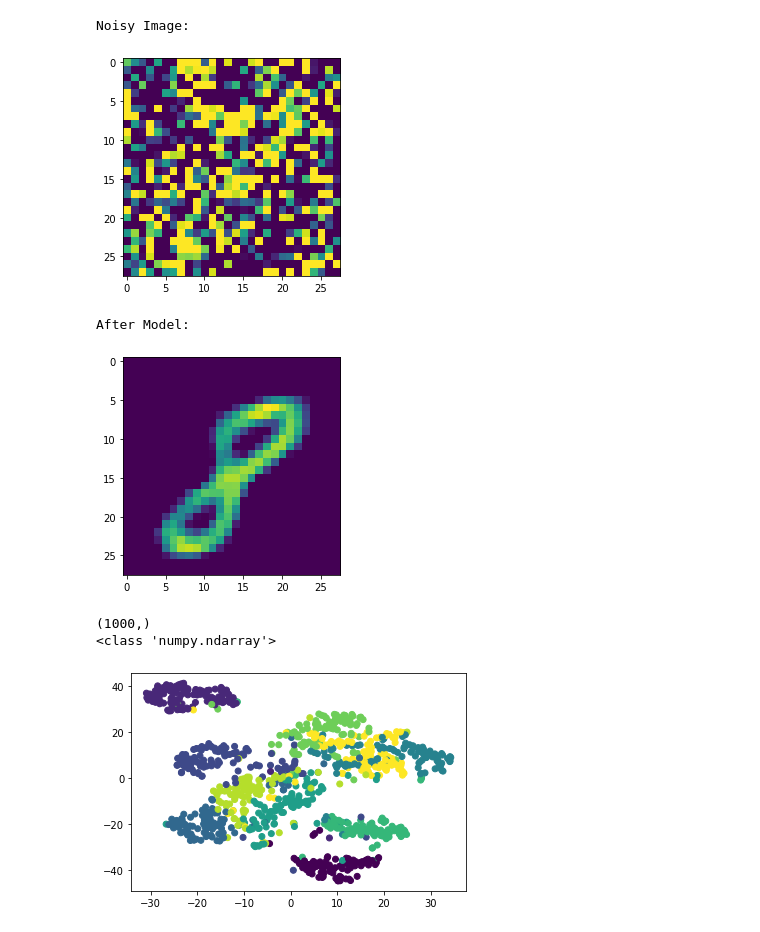
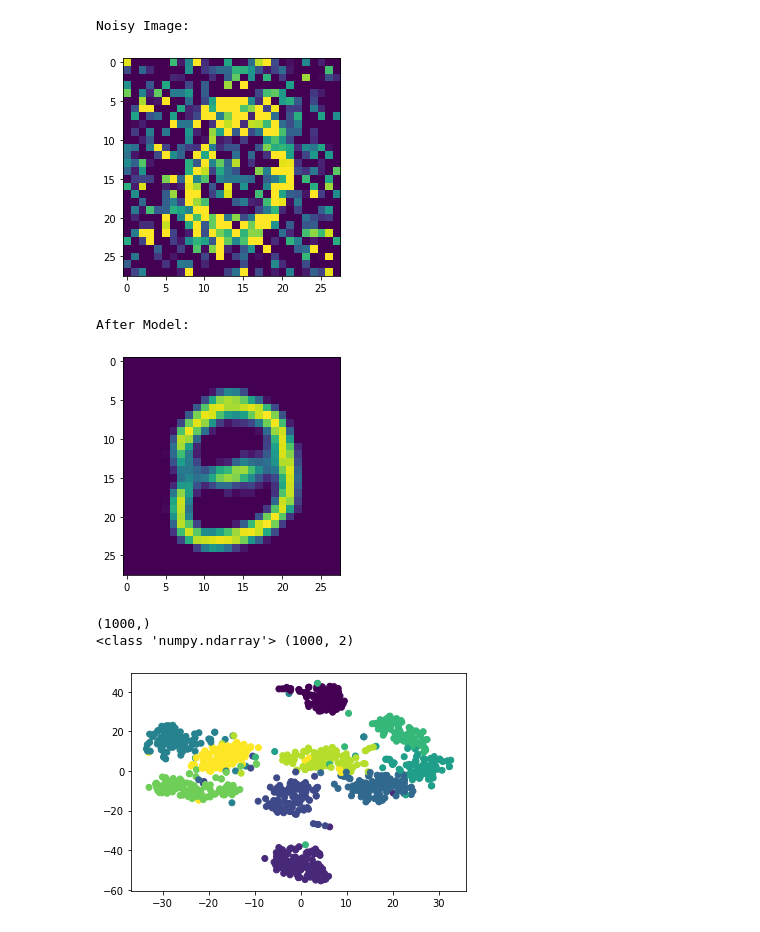
Before and after one commit to juelha/IANNWTF, a Jupyter notebook: hw08_Sabine.ipynb, the cells around one changed output. Cells and saved outputs as stored; diff of their text form; code cells hidden in the pictures.

```diff
--- a/hw08_Sabine.ipynb
+++ b/hw08_Sabine.ipynb
@@ -17,19 +17,22 @@ assert x_test.shape == (10000, 28, 28)
 assert y_train.shape == (60000,)
 assert y_test.shape == (10000,)
 
+# a seperate tensor used for later modelling
 for_TSNE = tf.data.Dataset.from_tensor_slices((x_test, y_test))
 
+# the tensors we will use for the main model
 x_train = tf.data.Dataset.from_tensor_slices(x_train)
 x_test = tf.data.Dataset.from_tensor_slices(x_test)
 
 def add_noise(images):
-  return tf.add(images, tf.random.normal((28,28,1), mean=0, stddev=1))
+  return tf.add(images, tf.random.normal((28,28,1), mean=0, stddev=0.5))
 
 def preprocessing(tensor):
   tensor = tensor.map(lambda tensor: (tf.cast(tensor, tf.float32) / 255.)) # normalise
-  tensor = tensor.map(lambda tensor: (tf.expand_dims(tensor, -1))) # make 3D in case
+  tensor = tensor.map(lambda tensor: (tf.expand_dims(tensor, -1))) # make 3D tensor in case we add more filters
   tensor = tensor.map(lambda tensor: (add_noise(tensor), tensor)) # add noise with random 28,28 matrix
-  tensor = tensor.map(lambda images, target: (tf.clip_by_value(images, clip_value_min=0, clip_value_max=1), target)) # keep values normalised by clipping
+  tensor = tensor.map(lambda images, target: (tf.clip_by_value(images, clip_value_min=0, clip_value_max=1), target)) # keep values normalised by clipping even after having added noise
+  # the normal cache, shuffle, batch, prefetch
   tensor = tensor.cache()
   tensor = tensor.shuffle(1000)
   tensor = tensor.batch(32)
@@ -39,8 +42,7 @@ def preprocessing(tensor):
 train_dataset = x_train.apply(preprocessing)
 test_dataset = x_test.apply(preprocessing)
 
-# for TSNE
-
+# seperate processing for the t-SNE that includes an unnoisy image and the actual number target
 def preprocessing_TSNE(tensor):
   tensor = tensor.map(lambda image, target: (tf.cast(image, tf.float32) / 255., target))
   tensor = tensor.map(lambda image, target: (tf.expand_dims(image, -1), target))
@@ -49,7 +51,6 @@ def preprocessing_TSNE(tensor):
   tensor = tensor.batch(32)
   tensor = tensor.prefetch(20)
   return tensor
-
 
 for_TSNE = for_TSNE.apply(preprocessing_TSNE)
 
@@ -87,34 +71,39 @@ activation to produce an output image.
 # %%
+# Encoder class with a default embedding latency size of 10
 class Encoder(tf.keras.Model):
   def __init__(self, latent_dim=10):
     super(Encoder, self).__init__()
-    self.conv1 = tf.keras.layers.Conv2D(filters=32, kernel_size=(3, 3), padding='same', activation='relu', input_shape=(28, 28))
-    self.flatten = tf.keras.layers.Flatten()
-    self.dense1 = tf.keras.layers.Dense(7*7*64, activation='relu') # LOOK HERE JAY: Use a dense layer to force a tensor shape that in the encoder that can be reshaped in the decoder!
-    self.dense2 = tf.keras.layers.Dense(latent_dim)
+    self.conv1 = tf.keras.layers.Conv2D(filters=32, kernel_size=(3, 3), strides=(2,2), padding='same', activation='relu', input_shape=(28, 28)) # reduce feature map to (14,14,32) with striding
+    self.maxpooling = tf.keras.layers.MaxPooling2D((2,2)) # pool to map of size (7,7,32)
+    self.flatten = tf.keras.layers.Flatten() # flatten for dense layer
+    self.dense1 = tf.keras.layers.Dense(7*7*64, activation='relu') # neat trick to ensure the shapes match for reshaping in the decoder
+    self.dense2 = tf.keras.layers.Dense(latent_dim) # final output for decoder
 
   @tf.function
   def call(self, input):
     x = self.conv1(input)
+    x = self.maxpooling(x)
     x = self.flatten(x)
     x = self.dense1(x)
     x = self.dense2(x)
     return x
 # %%
+# Decoder class to restore dimensionality again of the image, uses ouput of encoder as input
 class Decoder(tf.keras.Model):
   def __init__(self):
     super(Decoder, self).__init__()
-    self.dense = tf.keras.layers.Dense(7*7*64, activation='relu')
-    self.reshape = tf.keras.layers.Reshape((7,7,64))
-    self.transconv = tf.keras.layers.Conv2DTranspose(filters=32, kernel_size=(6,6), strides=(3,3), padding='valid', activation='relu') #valid padding means here zero padding which increases the size (opposite to a normal conv layer)
-    self.out = tf.keras.layers.Conv2DTranspose(filters=1, kernel_size=(5,5), padding='valid', activation='relu')
+    self.dense = tf.keras.layers.Dense(7*7*64, activation='relu') # ensure a correct number of neurons for reshaping
+    self.reshape = tf.keras.layers.Reshape((7,7,64)) # restore image into 3 dimensions
+    self.transconv = tf.keras.layers.Conv2DTranspose(filters=32, kernel_size=(6,6), strides=(3,3), padding='valid', activation='relu') # shape here is (1, 24, 24, 32). Also valid padding means here zero padding which increases the size (opposite to a normal conv layer)
+    self.transconv2 = tf.keras.layers.Conv2DTranspose(filters=32, kernel_size=(5,5), padding='valid', activation='relu') # shape (1, 28, 28, 32)
+    self.out = tf.keras.layers.Conv2D(filters=1, kernel_size=(3,3), padding='same', activation='ReLU') #finally, reduce filters to 1 binary function ouput (1, 28, 28, 1) and sigmoid function to produce an output image
 
   @tf.function
   def call(self, input):
     x = self.dense(input)
     x = self.reshape(x)
     x = self.transconv(x)
+    x = self.transconv2(x)
     x = self.out(x)
-    print(x.shape)
     return x
 # %%
@@ -231,23 +234,24 @@ Train Losses: 0.014897990971803665, Test Losses: 0.038224488496780396
 # %%
-# Comparing Noisy and After Model Images
+# Comparing noisy images to the reconstructed images that have passed through the model
 
 images = model(image_model)
 images = images.numpy()
 
-number = 8
+number = 3 # change this to see other number's from the test set
 print('Noisy Image:')
 plt.imshow(np.squeeze(image_noisy[number]))
 plt.show()
 print('After Model:')
 plt.imshow(np.squeeze(images[number]))
 plt.show()
 # %% [output]
 Noisy Image:
-[figure, old version]
+[figure, new version]
 After Model:
-[figure, old version]
+[figure, new version]
 # %%
-# Latent Space Analyisis
+# Latent space analyisis
+# taking the first 1000 elements from the encoder, reducing the dimensionality of the embeddings to two using t-SNE Then plotted, according to their class
 
 test_1000 = for_TSNE.unbatch().take(1000).batch(1000)
 encoder = model.encoder
@@ -260,12 +264,11 @@ for image, target in test_1000:
 
 
 embedded = TSNE(n_components=2, learning_rate='auto', init='random').fit_transform(output)
-print(type(embedded))
+print(type(embedded), embedded.shape)
 
-scatter = plt.scatter(x=embedded[:,0],y=embedded[:,1], c=targets)
-#plt.legend(handles=scatter.legend_elements()[0], labels=targets)
+scatter = plt.scatter(x=embedded[:,0],y=embedded[:,1], c=targets, label=targets)
 # %% [output]
 (1000,)
-<class 'numpy.ndarray'>
+<class 'numpy.ndarray'> (1000, 2)
-[figure, old version]
+[figure, new version]
 # %%
```
Also changed, not shown: parts of 7 cells of this notebook.
